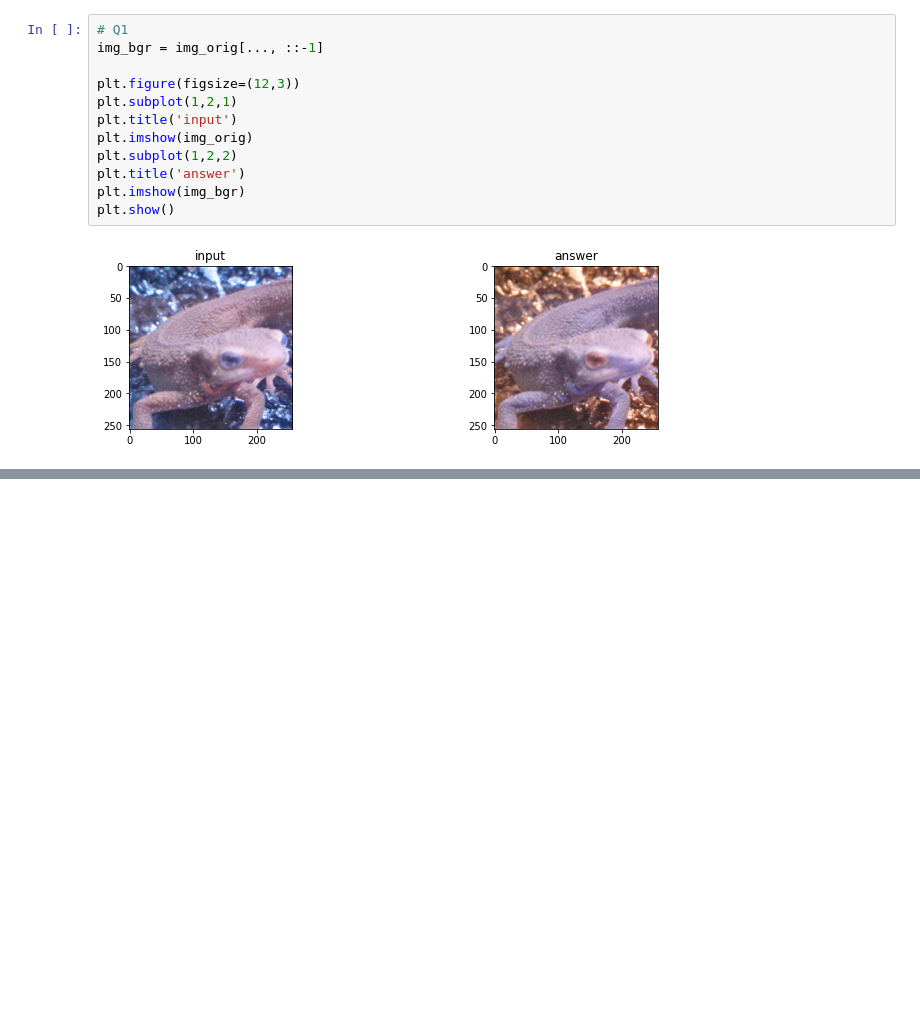
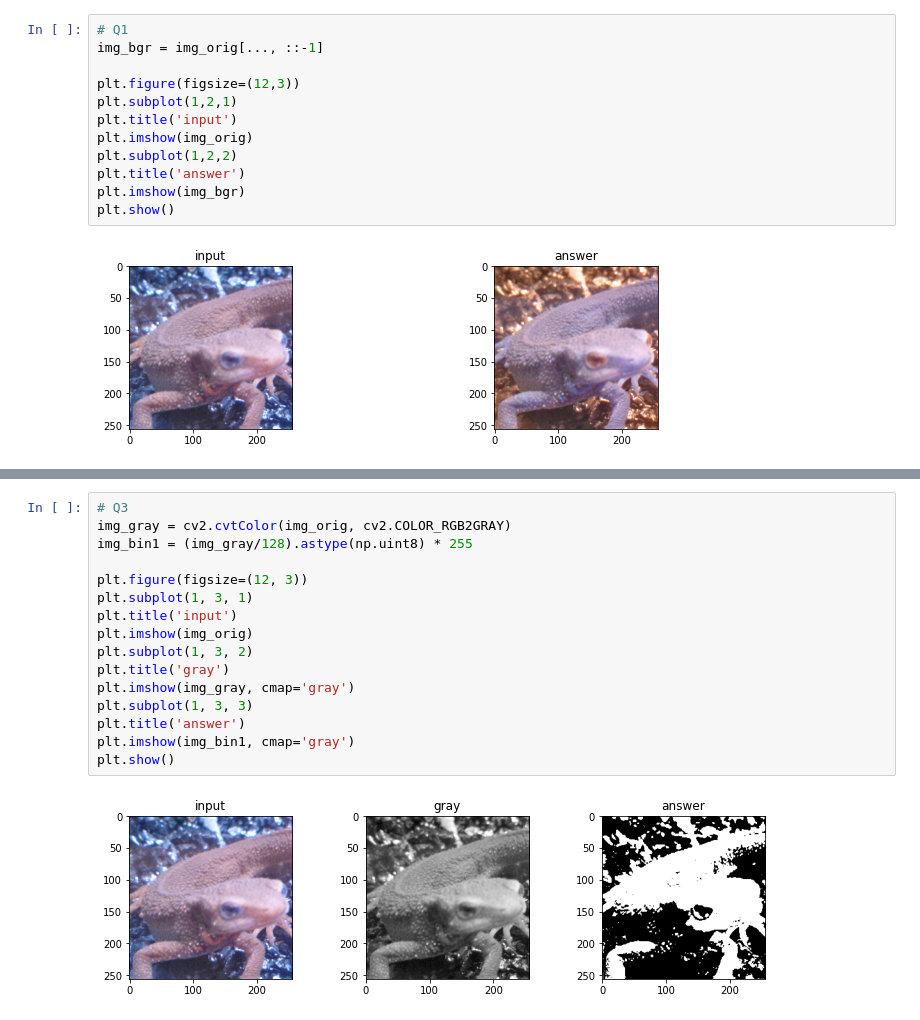
Before and after one commit to azugxi7374/garakuta222, a Jupyter notebook: 004_gazo/004.ipynb, the cells around one changed output, grey strips where cells are left out. Drawn from its saved outputs; the diff is of its cells as text; blank space fills up the shorter version.

```diff
--- a/004_gazo/004.ipynb
+++ b/004_gazo/004.ipynb
@@ -41,0 +47,18 @@ img_gray.shape
+# %%
+# Q3
+img_gray = cv2.cvtColor(img_orig, cv2.COLOR_RGB2GRAY)
+img_bin1 = (img_gray/128).astype(np.uint8) * 255
+
+plt.figure(figsize=(12, 3))
+plt.subplot(1, 3, 1)
+plt.title('input')
+plt.imshow(img_orig)
+plt.subplot(1, 3, 2)
+plt.title('gray')
+plt.imshow(img_gray, cmap='gray')
+plt.subplot(1, 3, 3)
+plt.title('answer')
+plt.imshow(img_bin1, cmap='gray')
+plt.show()
+# %% [output]
+[figure, added]
```
Also changed, not shown: parts of 3 cells of this notebook.
